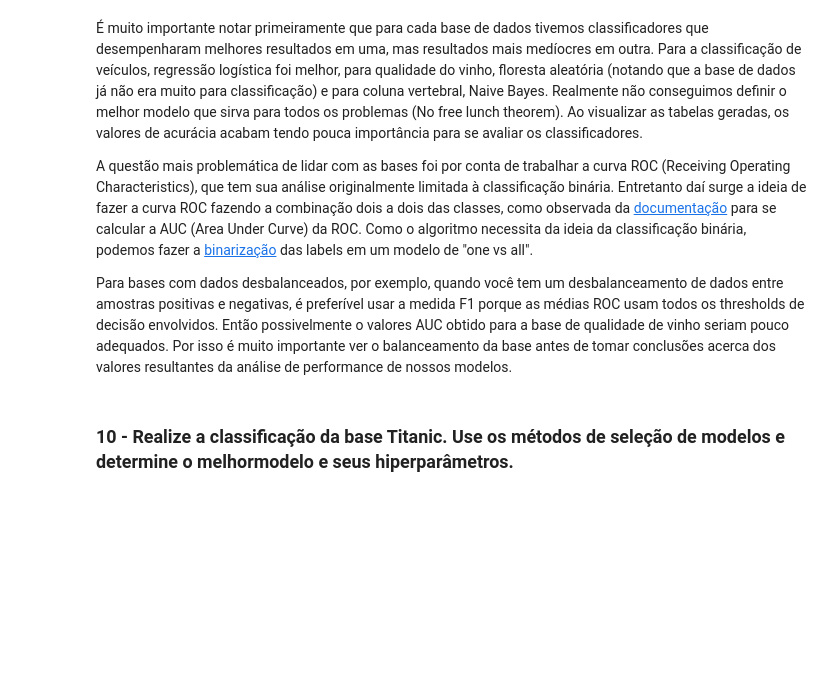
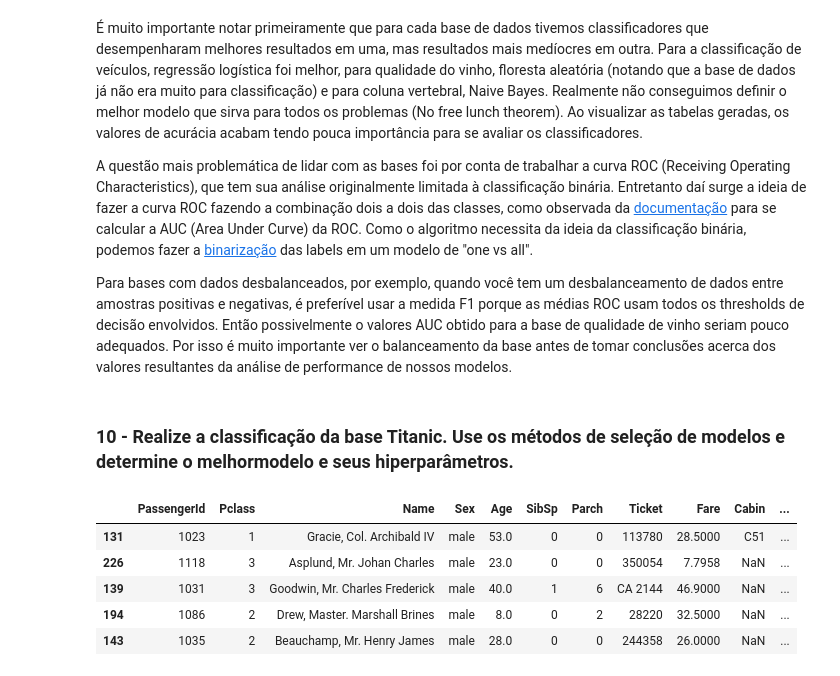
Before and after one commit to BrenoUSP/SME0828_DataScience, a Jupyter notebook: Projects/3 - Classificação/Projeto3_Classificacao_B.ipynb, the cells around one changed output. Saved outputs shown, nothing was run; the diff lists cells and outputs as text; code cells hidden in the pictures; blank space fills up the shorter version.

Commit message:
Beginning with exercise 10, titanic.

```diff
--- a/Projects/3 - Classificação/Projeto3_Classificacao_B.ipynb
+++ b/Projects/3 - Classificação/Projeto3_Classificacao_B.ipynb
@@ -861,3 +861,17 @@ A questão mais problemática de lidar com as bases foi por conta de trabalhar a
 Para bases com dados desbalanceados, por exemplo, quando você tem um desbalanceamento de dados entre amostras positivas e negativas, é preferível usar a medida F1 porque as médias ROC usam todos os thresholds de decisão envolvidos. Então possivelmente o valores AUC obtido para a base de qualidade de vinho seriam pouco adequados. Por isso é muito importante ver o balanceamento da base antes de tomar conclusões acerca dos valores resultantes da análise de performance de nossos modelos.
 # %% [markdown]
 ### 10 - Realize a classificação da base Titanic. Use os métodos de seleção de modelos e determine o melhormodelo e seus hiperparâmetros.
+# %%
+import pandas as pd
+import numpy as np
+
+dfTitanicTest = pd.read_csv('https://raw.githubusercontent.com/brenoslivio/SME0828_DataScience/master/Projects/data/titanic/test.csv?token=AGKBUXZCU72RJ3NI6IX6AQ2723DTC', header = (0))
+
+dfTitanicTest.sample(5)
+# %% [output]
+|  | PassengerId | Pclass | Name | Sex | Age | SibSp | Parch | Ticket | Fare | Cabin | ... |
+| 131 | 1023 | 1 | Gracie, Col. Archibald IV | male | 53.0 | 0 | 0 | 113780 | 28.5000 | C51 | ... |
+| 226 | 1118 | 3 | Asplund, Mr. Johan Charles | male | 23.0 | 0 | 0 | 350054 | 7.7958 | NaN | ... |
+| 139 | 1031 | 3 | Goodwin, Mr. Charles Frederick | male | 40.0 | 1 | 6 | CA 2144 | 46.9000 | NaN | ... |
+| 194 | 1086 | 2 | Drew, Master. Marshall Brines | male | 8.0 | 0 | 2 | 28220 | 32.5000 | NaN | ... |
+| 143 | 1035 | 2 | Beauchamp, Mr. Henry James | male | 28.0 | 0 | 0 | 244358 | 26.0000 | NaN | ... |
```
Also changed, not shown: parts of 3 cells of this notebook.
